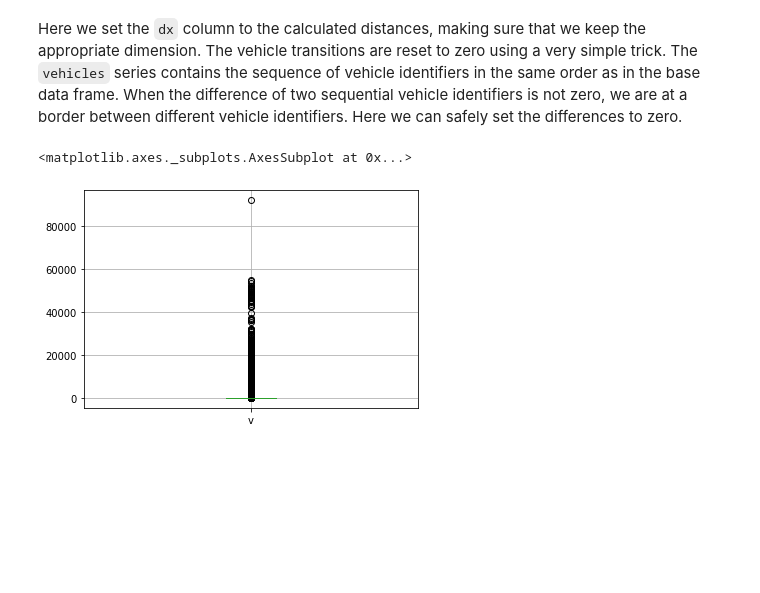
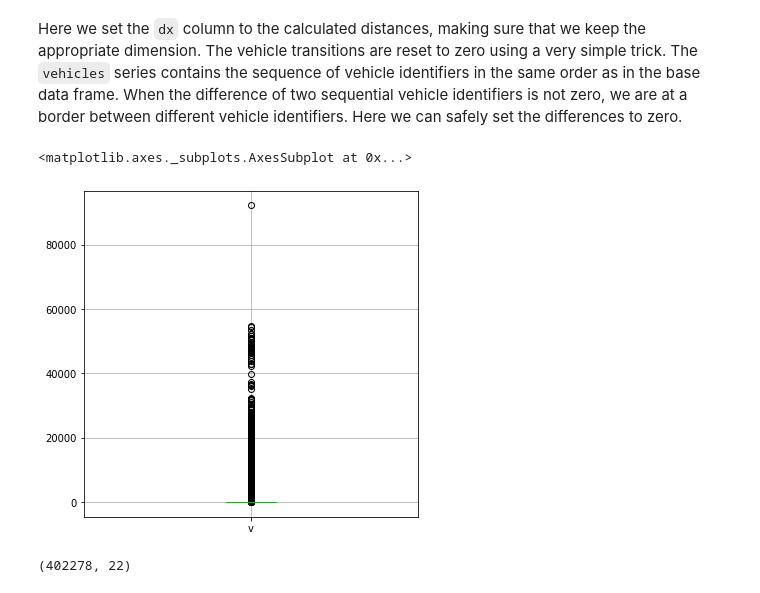
Before and after one commit to joaofig/dublin-bus, a Jupyter notebook: 01-missing-data.ipynb, the cells around one changed output. Cells and saved outputs as stored; diff of their text form; code cells hidden in the pictures; blank space fills up the shorter version.

```diff
--- a/01-missing-data.ipynb
+++ b/01-missing-data.ipynb
@@ -170,0 +170,6 @@ v[zi] = dx[zi] / dt[zi] * 3.6
+# %%
+%matplotlib inline
+df.boxplot(['v'], figsize=(6,6))
+# %% [output]
+<matplotlib.axes._subplots.AxesSubplot at 0x...>
+[figure, added]
@@ -171,8 +178,4 @@ v[zi] = dx[zi] / dt[zi] * 3.6
 # %%
-df['v'] = v
+df[df['v'] > 120].shape
+# %% [output]
+(402278, 22)
-# %%
-%matplotlib inline
-df.boxplot(['v'])
-# %% [output]
-<matplotlib.axes._subplots.AxesSubplot at 0x...>
-[figure, removed]
```
Also changed, not shown: parts of 20 cells of this notebook.
